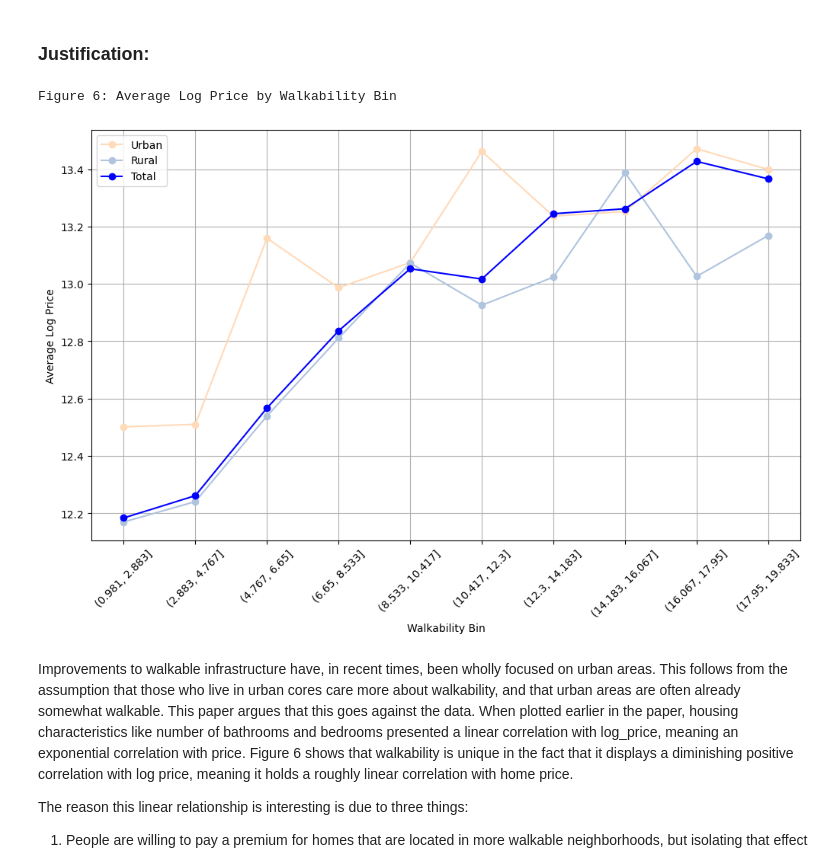
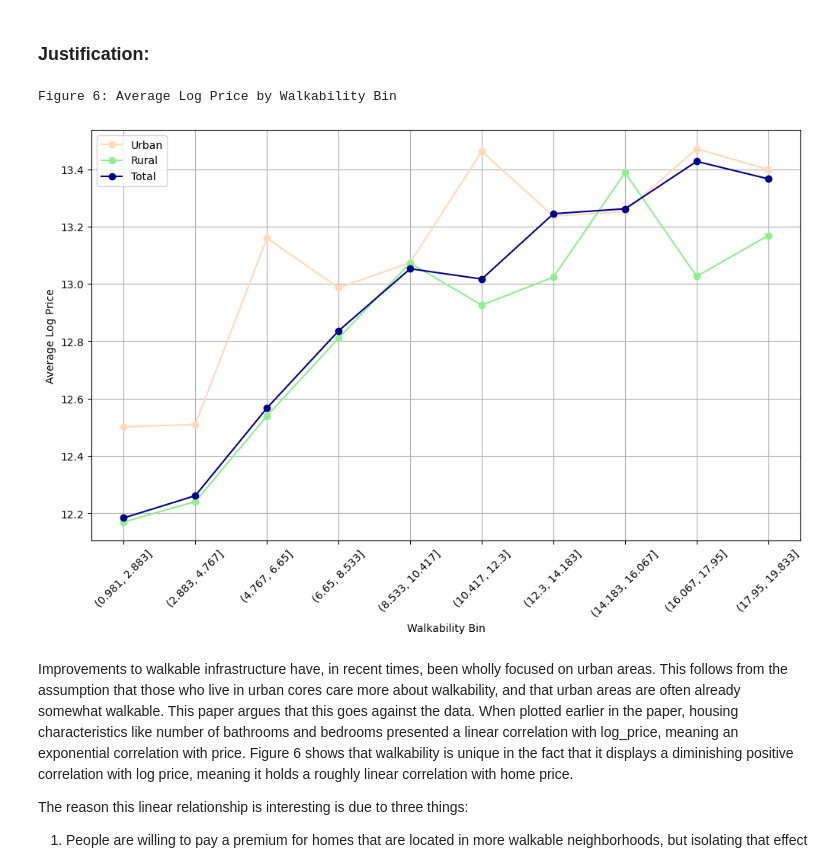
Before and after one commit to ECO225-W2024/project-one-code-S-O-Ahn, a Jupyter notebook: Project 1.ipynb, the cells around one changed output. Cells and saved outputs as stored; diff of their text form; code cells hidden in the pictures.

```diff
--- a/Project 1.ipynb
+++ b/Project 1.ipynb
@@ -398,10 +399,8 @@ choices = ['Urban']
 walkability['area_type'] = np.select(conditions, choices, default='Rural')
 
 #Merge the new df with the walkability score based on TRACT
-final_df = pd.merge(merged_df, walkability[['block_group', 'NatWalkInd','area_type', 'D3AAO']], on='block_group', how='left')
+final_df = pd.merge(merged_df, walkability[['block_group', 'NatWalkInd','area_type', 'D3AAO', 'D1B', 'D5AR', 'TotEmp','Pct_AO0']], on='block_group', how='left')
 
 
 #adding Walkscore back to the original df
-df_z = df_z.merge(final_df[['zcta', 'NatWalkInd','area_type', 'D3AAO']], on='zcta', how='left')
-
-df_z.head()
+df_z = df_z.merge(final_df[['zcta', 'NatWalkInd','area_type', 'D3AAO', 'D1B', 'D5AR', 'TotEmp','Pct_AO0']], on='zcta', how='left')
@@ -432,36 +424,36 @@ print('Figure 6: Average Log Price by Walkability Bin')
 df_urb = df_z[df_z['area_type'] == 'Urban'].copy()
 df_sub = df_z[df_z['area_type'] != 'Urban'].copy()
 df_z['walkability_bin'] = pd.cut(df_z['NatWalkInd'], bins=10)
 
 df_urb['walkability_bin'] = pd.cut(df_urb['NatWalkInd'], bins=10)
 df_sub['walkability_bin'] = pd.cut(df_sub['NatWalkInd'], bins=10)
 
 # Calculate the average log price for each bin for urban and rural
 avg_log_price_per_bin = df_z.groupby('walkability_bin', observed=True)['log_price'].mean().reset_index()
 avg_log_price_per_bin_urban = df_urb.groupby('walkability_bin', observed=True)['log_price'].mean().reset_index()
 avg_log_price_per_bin_rural = df_sub.groupby('walkability_bin', observed=True)['log_price'].mean().reset_index()
 
 plt.figure(figsize=(12, 7))
 
 # Urban line
 plt.plot(avg_log_price_per_bin['walkability_bin'].astype(str), avg_log_price_per_bin_urban['log_price'], marker='o', linestyle='-', color='peachpuff', label='Urban')
 
 # Rural line
-plt.plot(avg_log_price_per_bin['walkability_bin'].astype(str), avg_log_price_per_bin_rural['log_price'], marker='o', linestyle='-', color='lightsteelblue', label='Rural')
+plt.plot(avg_log_price_per_bin['walkability_bin'].astype(str), avg_log_price_per_bin_rural['log_price'], marker='o', linestyle='-', color='lightgreen', label='Rural')
 
 # Total line
-plt.plot(avg_log_price_per_bin['walkability_bin'].astype(str), avg_log_price_per_bin['log_price'], marker='o', linestyle='-', color='blue', label='Total')
+plt.plot(avg_log_price_per_bin['walkability_bin'].astype(str), avg_log_price_per_bin['log_price'], marker='o', linestyle='-', color='darkblue', label='Total')
 
 plt.xlabel('Walkability Bin')
 plt.ylabel('Average Log Price')
 plt.xticks(rotation=45)
 plt.grid(True)
 plt.legend()  # This adds the legend to the plot
 
 plt.show()
 # %% [output]
 Figure 6: Average Log Price by Walkability Bin
-[figure, old version]
+[figure, new version]
 # %% [markdown]
 Improvements to walkable infrastructure have, in recent times, been wholly focused on urban areas. This follows from the assumption that those who live in urban cores care more about walkability, and that urban areas are often already somewhat walkable. This paper argues that this goes against the data. When plotted earlier in the paper, housing characteristics like number of bathrooms and bedrooms presented a linear correlation with log_price, meaning an exponential correlation with price. Figure 6 shows that walkability is unique in the fact that it displays a diminishing positive correlation with log price, meaning it holds a roughly linear correlation with home price.
 
```
Also changed, not shown: parts of 11 cells of this notebook.
